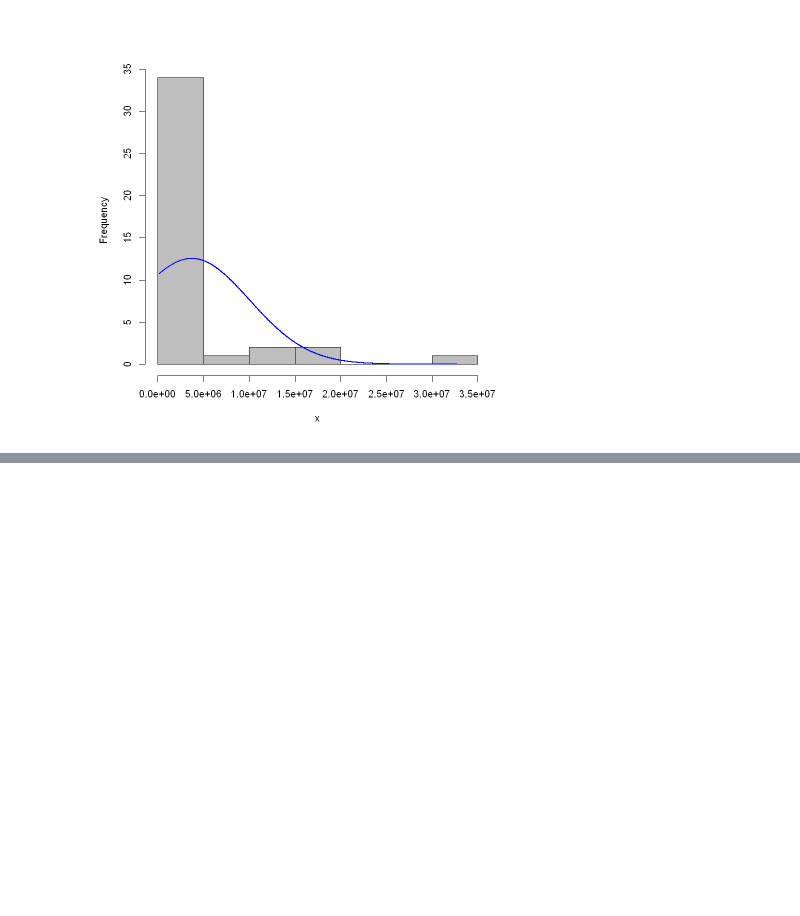
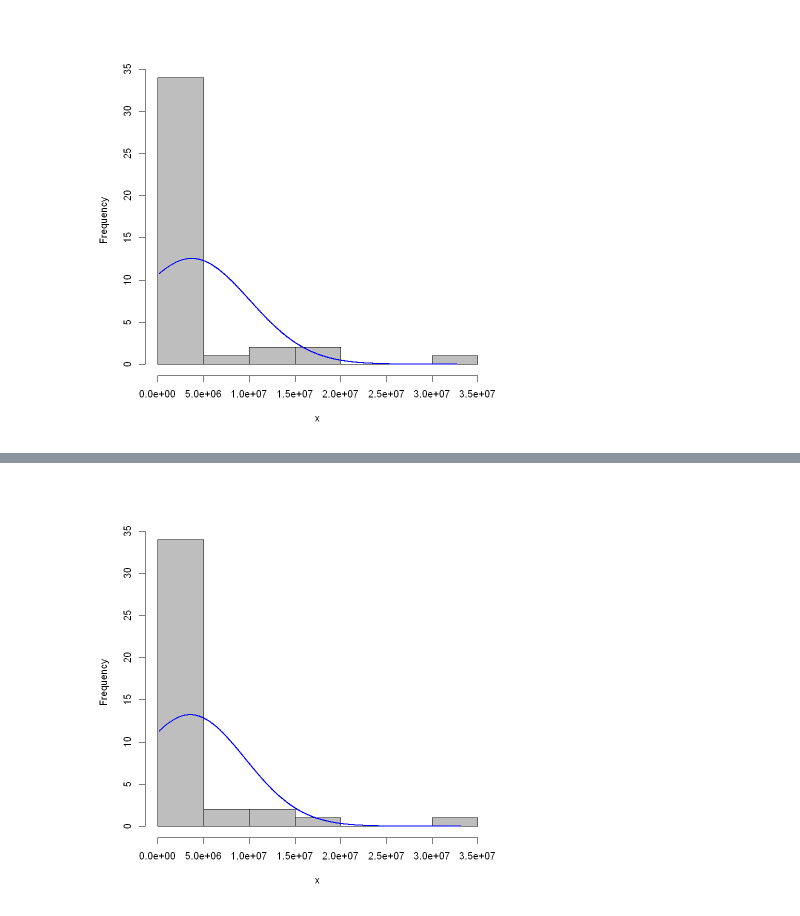
Before and after one commit to nhardemandata/CurriculumPlayground, a Jupyter notebook: notebooks/Intermediate Statistics/DSO105 Intermediate Stats L5 Hands On.ipynb, the cells around one changed output, grey strips where cells are left out. Drawn from its saved outputs; the diff is of its cells as text; code cells hidden in the pictures; blank space fills up the shorter version.

```diff
--- a/notebooks/Intermediate Statistics/DSO105 Intermediate Stats L5 Hands On.ipynb
+++ b/notebooks/Intermediate Statistics/DSO105 Intermediate Stats L5 Hands On.ipynb
@@ -85,5 +98,5 @@ year4 = data %>% filter(year == year_vector[4])
 # %%
-year5 = data %>% filter(year == year_vector[5])
+year5 = df %>% filter(year == year_vector[5])
 # %%
 year5
 # %% [output]
@@ -152,0 +168,5 @@ plotNormalHistogram(year3$tpLOG)
+# %%
+plotNormalHistogram(year5$totalprod)
+## + skewed
+# %% [output]
+[figure, added]
```
Also changed, not shown: parts of 16 cells of this notebook.
